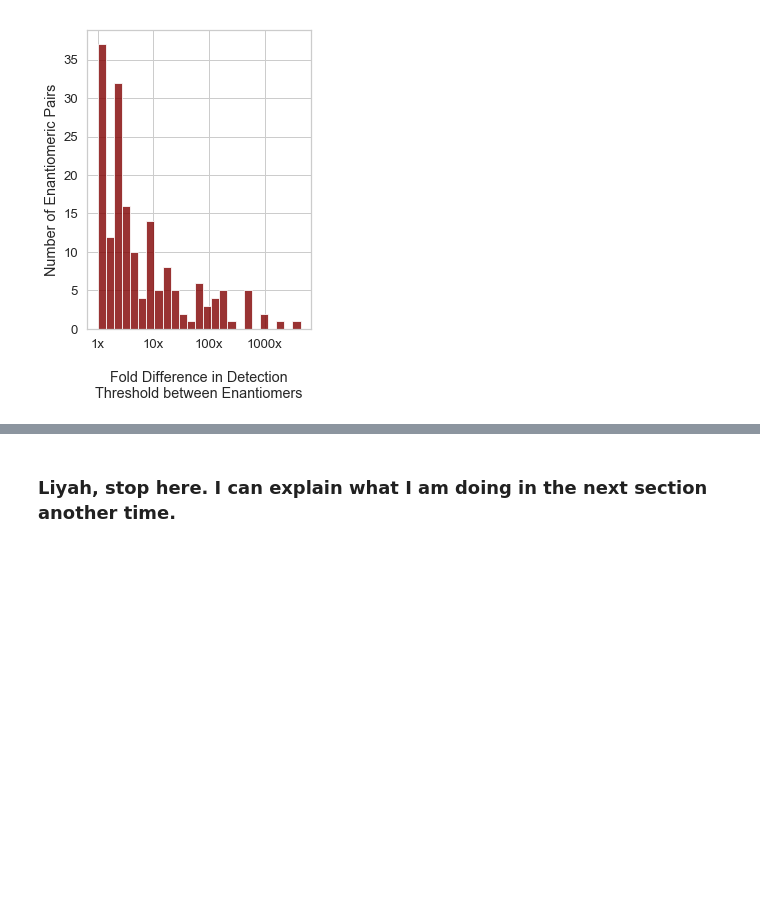
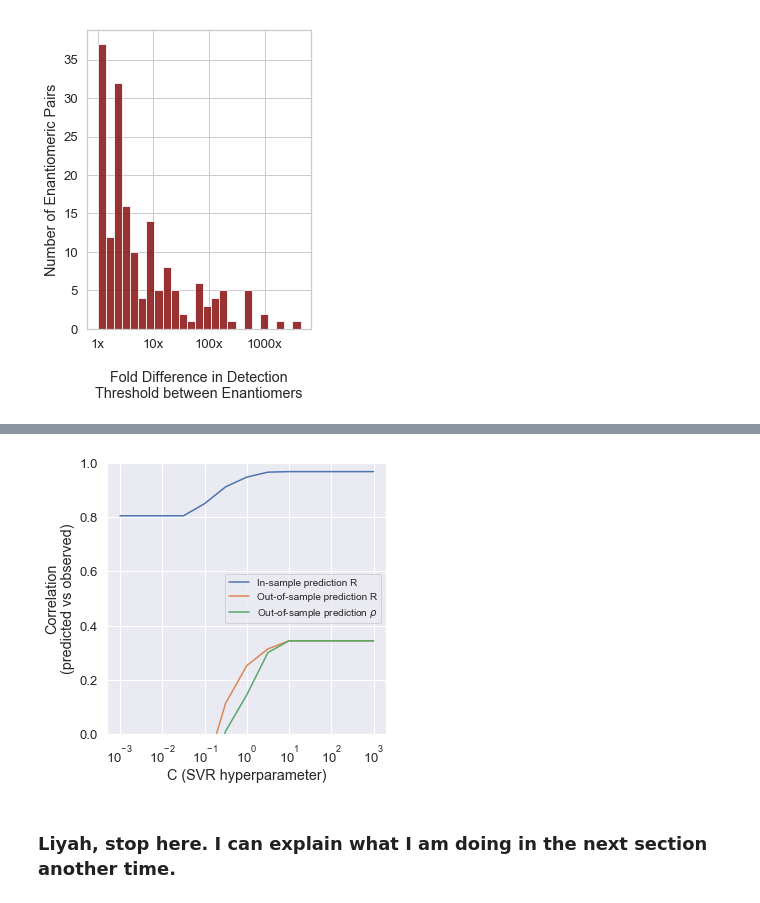
Before and after one commit to rgerkin/enantiomerlist, a Jupyter notebook: OdorantModel.ipynb, the cells around one changed output, grey strips where cells are left out. Saved outputs shown, nothing was run; the diff lists cells and outputs as text; code cells hidden in the pictures; blank space fills up the shorter version.

```diff
--- a/OdorantModel.ipynb
+++ b/OdorantModel.ipynb
@@ -177,4 +224,43 @@ plt.ylabel("Number of Enantiomeric Pairs")
 # %% [output]
 Text(0, 0.5, 'Number of Enantiomeric Pairs')
 [figure]
+# %%
+def create_model(Xn, y):
+    import pandas as pd
+    from scipy.stats import pearsonr, spearmanr
+    from sklearn.model_selection import cross_val_predict, LeaveOneOut
+    from sklearn.ensemble import RandomForestRegressor
+    from sklearn.svm import SVR
+    from sklearn.preprocessing import MinMaxScaler, StandardScaler
+    from sklearn.linear_model import ElasticNet
+    from tqdm.auto import tqdm
+    #Xn = pd.DataFrame(MinMaxScaler().fit_transform(X), index=X.index, columns=X.columns)
+    #enr = ElasticNet(alpha=0, l1_ratio=1)
+    #rfr = RandomForestRegressor(n_estimators=100)
+    Cs = np.logspace(-3, 3, 13)
+    rs_in = pd.Series(index=Cs, dtype=float)
+    rs_out = pd.Series(index=Cs, dtype=float)
+    rhos_out = pd.Series(index=Cs, dtype=float)
+    for C in tqdm(Cs):
+        svr = SVR(C=C, kernel='rbf')
+        clf = svr
+        #y_predict = cross_val_predict(rfr, Xn, y, cv=LeaveOneOut(), n_jobs=-1)
+        clf.fit(Xn, y)
+        y_predict_in = clf.predict(Xn)
+        y_predict_out = cross_val_predict(clf, Xn, y, cv=LeaveOneOut(), n_jobs=-1)
+        y_predict_in = np.clip(y_predict_in, 0, np.inf)
+        y_predict_out = np.clip(y_predict_out, 0, np.inf)
+        rs_in[C] = pearsonr(y, y_predict_in)[0]
+        rs_out[C] = pearsonr(y, y_predict_out)[0]
+        rhos_out[C] = spearmanr(y, y_predict_out)[0]
+
+    plt.figure(figsize=(5, 5))
+    rs_in.plot(label='In-sample prediction R')
+    rs_out.plot(label='Out-of-sample prediction R')
+    rhos_out.plot(label=r'Out-of-sample prediction $\rho$')
+    plt.xscale('log')
+    plt.ylim(0, 1)
+    plt.ylabel('Correlation\n(predicted vs observed)')
+    plt.xlabel('C (SVR hyperparameter)')
+    plt.legend(fontsize=10)
 # %%
@@ -233,3 +291,11 @@ plt.legend(fontsize=10)
+# %%
+x_gme = g_model_embeddings.iloc[:,11:]
+y_gme = g_model_embeddings["log_abs"]
+Xn_gme = pd.DataFrame(StandardScaler().fit_transform(x_gme), index=x_gme.index, columns=x_gme.columns)
+# %%
+create_model(Xn_gme, y_gme)
+# %% [output]
+[figure, added]
 # %% [markdown]
 ### Liyah, stop here.  I can explain what I am doing in the next section another time.
 # %%
```
Also changed, not shown: parts of 22 cells of this notebook, 1 other file.
